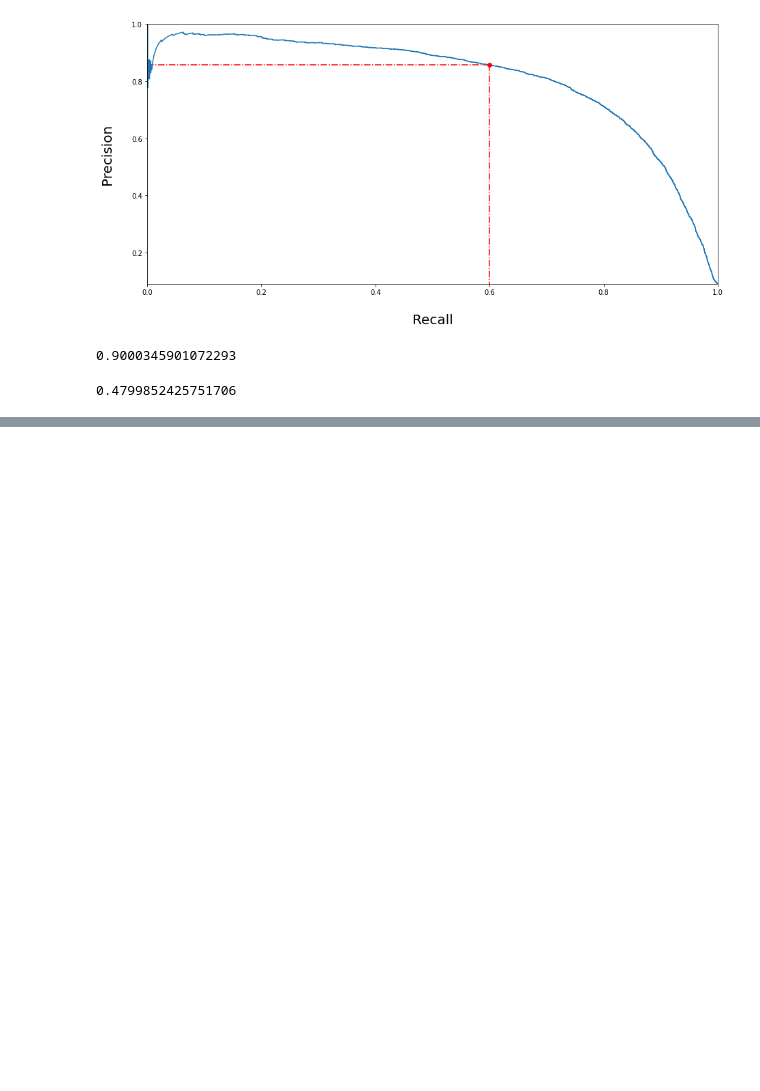
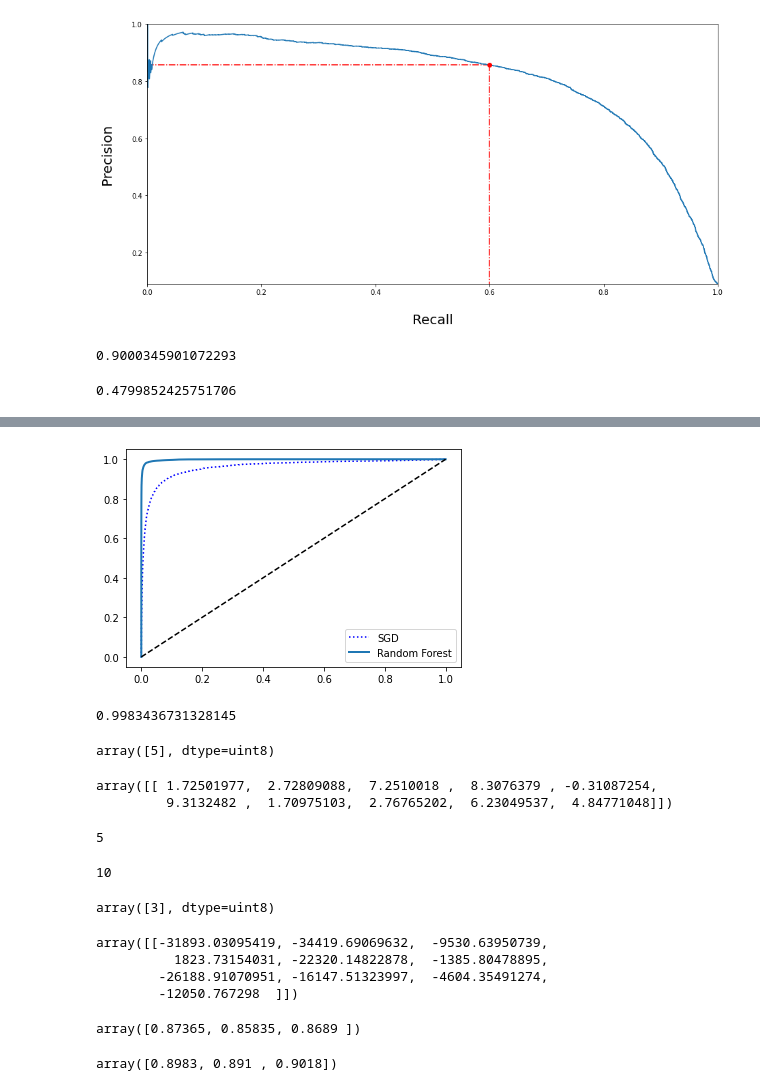
Before and after one commit to lloydhamilton/tensorflow_oreily, a Jupyter notebook: MNIST.ipynb, the cells around one changed output, grey strips where cells are left out. Saved outputs shown, nothing was run; the diff lists cells and outputs as text; code cells hidden in the pictures; blank space fills up the shorter version.

Commit message:
Multiclass classification

```diff
--- a/MNIST.ipynb
+++ b/MNIST.ipynb
@@ -243,0 +264,71 @@ recall_score(y_train_5, y_train_pred_90)
+# %%
+from sklearn.ensemble import RandomForestClassifier
+
+forest_clf = RandomForestClassifier(random_state = 42)
+y_probas_forest = cross_val_predict(forest_clf, x_train, y_train_5, cv = 3, method = "predict_proba")
+y_scores_forest = y_probas_forest[:,1]
+fpr_forest, tpr_forest, thresholds_forest = roc_curve(y_train_5, y_scores_forest)
+# %%
+plt.plot(fpr, tpr, "b:", label = "SGD")
+plot_roc_curve(fpr_forest, tpr_forest, "Random Forest")
+plt.legend(loc = "lower right")
+plt.show()
+# %% [output]
+[figure, added]
+# %%
+roc_auc_score(y_train_5, y_scores_forest)
+# %% [output]
+0.9983436731328145
+# %%
+from sklearn.svm import SVC
+svm_clf = SVC()
+svm_clf.fit(x_train, y_train)
+svm_clf.predict([some_digit])
+# %% [output]
+array([5], dtype=uint8)
+# %%
+some_digit_scores = svm_clf.decision_function([some_digit])
+some_digit_scores
+# %% [output]
+array([[ 1.72501977,  2.72809088,  7.2510018 ,  8.3076379 , -0.31087254,
+         9.3132482 ,  1.70975103,  2.76765202,  6.23049537,  4.84771048]])
+# %%
+# Return index of top score
+np.argmax(some_digit_scores)
+# %% [output]
+5
+# %%
+# Forcing sklearn to use one vs one or one vs the rest
+# SVC - support vector machine classifier
+from sklearn.multiclass import OneVsRestClassifier
+ovr_clf = OneVsRestClassifier(SVC())
+ovr_clf.fit(x_train, y_train)
+ovr_clf.predict([some_digit])
+len(ovr_clf.estimators_)
+# %% [output]
+10
+# %%
+# Stochastic Gradient Decent - SGD
+sgd_clf.fit(x_train, y_train)
+sgd_clf.predict([some_digit])
+# %% [output]
+array([3], dtype=uint8)
+# %%
+sgd_clf.decision_function([some_digit])
+# %% [output]
+array([[-31893.03095419, -34419.69069632,  -9530.63950739,
+          1823.73154031, -22320.14822878,  -1385.80478895,
+        -26188.91070951, -16147.51323997,  -4604.35491274,
+        -12050.767298  ]])
+# %%
+cross_val_score(sgd_clf, x_train, y_train, cv = 3, scoring = "accuracy")
+# %% [output]
+array([0.87365, 0.85835, 0.8689 ])
+# %%
+# Scaling the data can significantly improve performance of the model.
+from sklearn.preprocessing import StandardScaler
+scaler = StandardScaler()
+X_train_scaled = scaler.fit_transform(x_train.astype(np.float64))
+cross_val_score(sgd_clf, X_train_scaled, y_train, cv = 3, scoring = "accuracy")
+# %% [output]
+array([0.8983, 0.891 , 0.9018])
```
Also changed, not shown: parts of 7 cells of this notebook.
